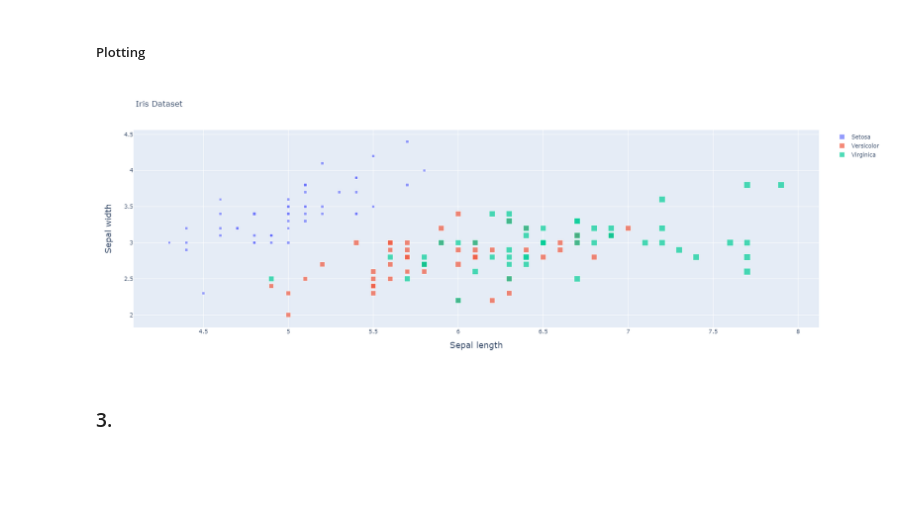
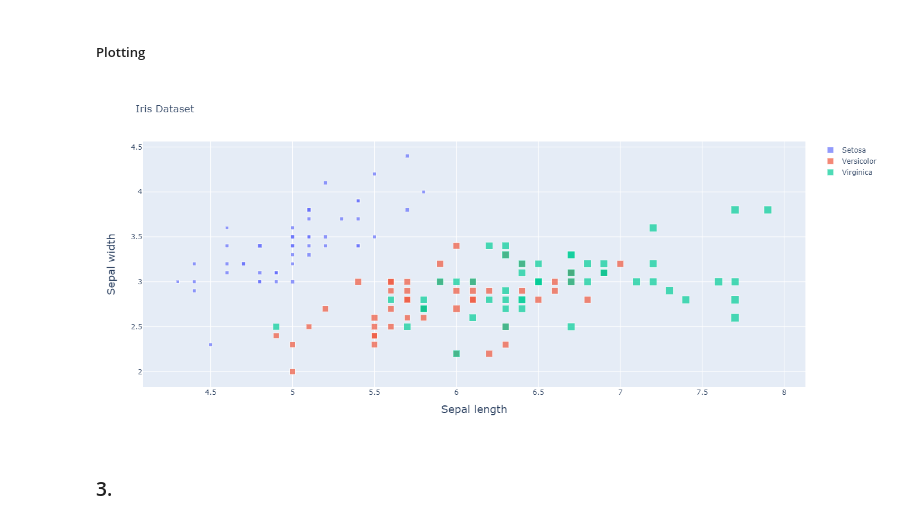
Before and after one commit to wanaguirre/data_visualization, a Jupyter notebook: Notebooks/Data_visualization.ipynb, the cells around one changed output. Drawn from its saved outputs; the diff is of its cells as text; code cells hidden in the pictures; blank space fills up the shorter version.

```diff
--- a/Notebooks/Data_visualization.ipynb
+++ b/Notebooks/Data_visualization.ipynb
@@ -700,35 +700,36 @@ for s in species:
             mode="markers",
             name=s.capitalize(),
             text=df_s['species'],
             marker={
                 "symbol": "square",
                 "sizemode": "area",
                 "size": df_s['petal_length'],
                 "sizeref": max(df_flowers['petal_length'])*0.01
             },
             hovertemplate="<b>%{text}</b><br><br>" +
             "Sepal width: %{x:.1f}<br>" +
             "Sepal length: %{y:.1f}<br>" +
             "Petal length: %{marker.size:.1f}<br>" +
             "<extra></extra>"
         )
     )
 
 fig.update_layout(
     title="Iris Dataset",
     xaxis={"title": {"text": "Sepal length", "font_size": 18}}, # Note you can specify the size using font_size key
     yaxis={"title": {"text": "Sepal width", "font": {"size": 18}}}, # Or you can create a dictionnary if you want to add more font properties
+    width=1200,
     height=600,
     legend_itemsizing = 'constant'
 #     plot_bgcolor="rgb(240, 250, 240)",
 #     paper_bgcolor="rgb(240, 250, 240)"
 )
 
 fig.show()
 
-fig.write_html("images/iris.html")
+fig.write_image('images/iris.png')
 # %% [output]
-[figure, old version]
+[figure, new version]
 # %% [markdown]
 ### 3.
 # %% [markdown]
```
Also changed, not shown: parts of 3 cells of this notebook, 8 other files.
